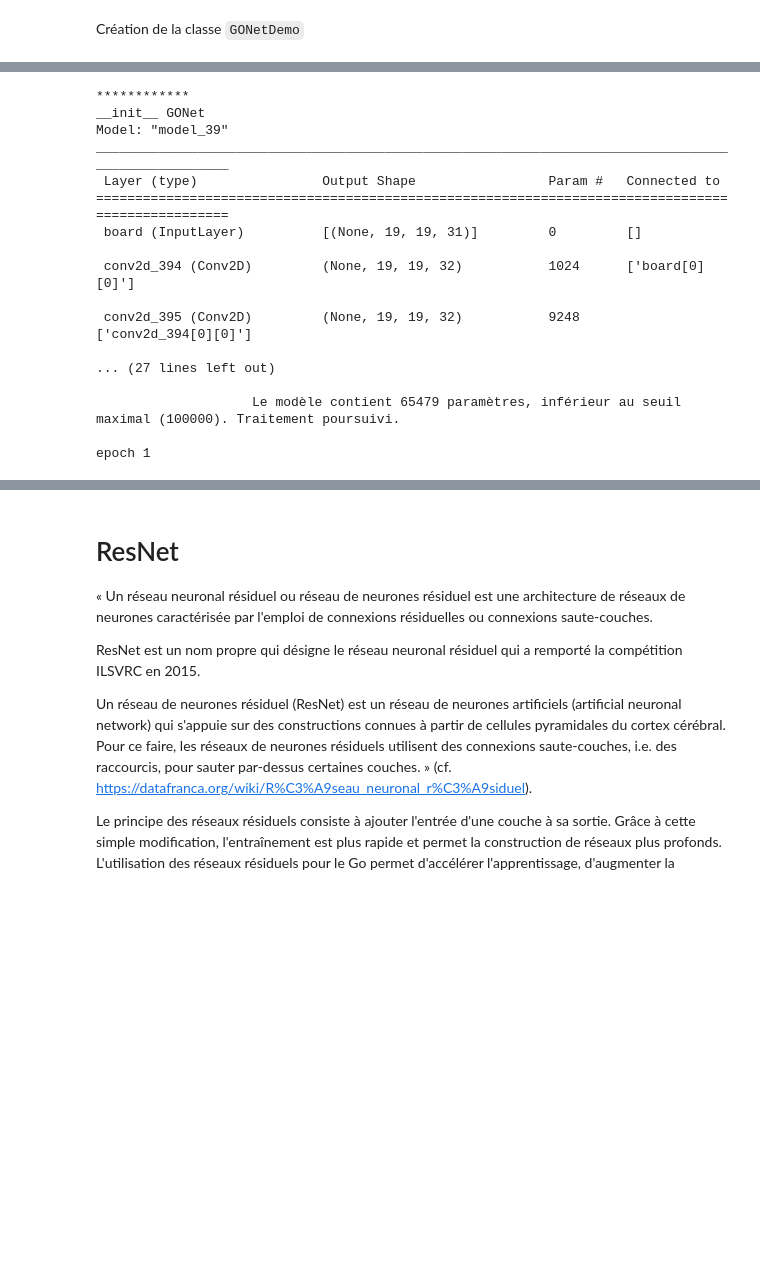
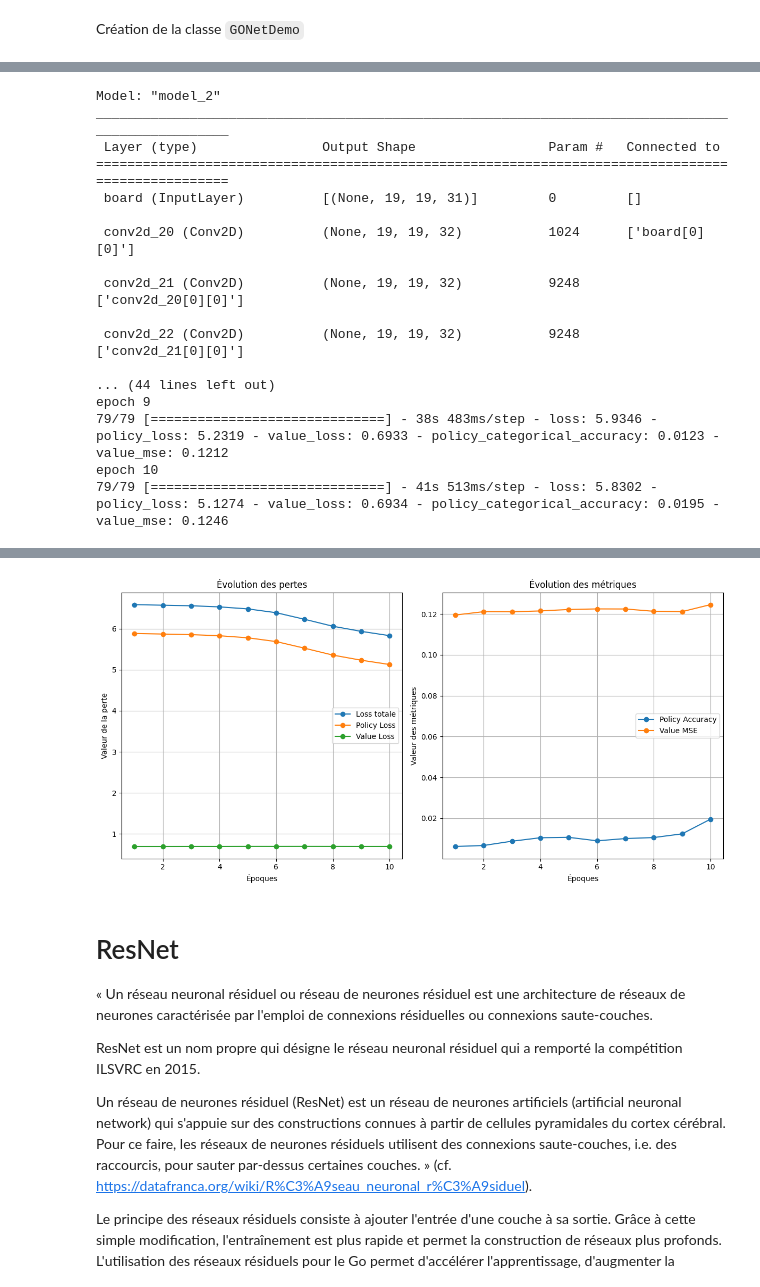
Before and after one commit to auduvignac/deep_learning_go, a Jupyter notebook: src/train_go_ai.ipynb, the cells around one changed output, grey strips where cells are left out. Saved outputs shown, nothing was run; the diff lists cells and outputs as text; code cells hidden in the pictures; blank space fills up the shorter version.

```diff
--- a/src/train_go_ai.ipynb
+++ b/src/train_go_ai.ipynb
@@ -721,26 +721,26 @@ class GONetDemo(GONet):
 # %%
 GONetDemo_instance = GONetDemo()
 GONetDemo_instance.workflow(
-    epochs=2,
+    epochs=10,
     batch=128,
     name="gonetdemo.h5",
     log_accuracy_dict=log_accuracy_dict,
 )
 # %% [output]
-************
-__init__ GONet
-Model: "model_39"
+Model: "model_2"
 __________________________________________________________________________________________________
  Layer (type)                Output Shape                 Param #   Connected to
 ==================================================================================================
  board (InputLayer)          [(None, 19, 19, 31)]         0         []
 
- conv2d_394 (Conv2D)         (None, 19, 19, 32)           1024      ['board[0][0]']
+ conv2d_20 (Conv2D)          (None, 19, 19, 32)           1024      ['board[0][0]']
 
- conv2d_395 (Conv2D)         (None, 19, 19, 32)           9248      ['conv2d_394[0][0]']
+ conv2d_21 (Conv2D)          (None, 19, 19, 32)           9248      ['conv2d_20[0][0]']
 
-... (27 lines left out)
+ conv2d_22 (Conv2D)          (None, 19, 19, 32)           9248      ['conv2d_21[0][0]']
 
-                    Le modèle contient 65479 paramètres, inférieur au seuil maximal (100000). Traitement poursuivi.
-
-epoch 1
+... (44 lines left out)
+epoch 9
+79/79 [==============================] - 38s 483ms/step - loss: 5.9346 - policy_loss: 5.2319 - value_loss: 0.6933 - policy_categorical_accuracy: 0.0123 - value_mse: 0.1212
+epoch 10
+79/79 [==============================] - 41s 513ms/step - loss: 5.8302 - policy_loss: 5.1274 - value_loss: 0.6934 - policy_categorical_accuracy: 0.0195 - value_mse: 0.1246
@@ -747,3 +749,4 @@ epoch 1
+[figure, added]
 # %% [markdown]
 # ResNet
 
```
Also changed, not shown: parts of 4 cells of this notebook.
